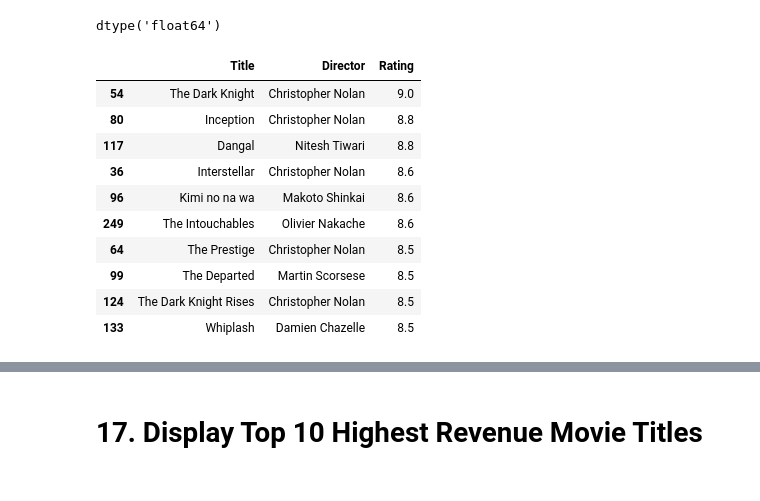
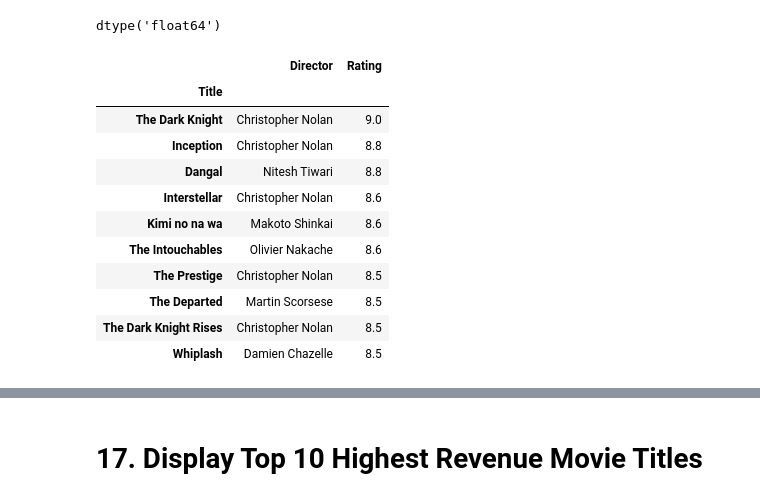
Before and after one commit to kumarnavinnew/Data-Analysis-on-IMDB-dataset, a Jupyter notebook: data_analysis__on_movies_dataset.ipynb, the cells around one changed output, grey strips where cells are left out. Saved outputs shown, nothing was run; the diff lists cells and outputs as text; code cells hidden in the pictures.

```diff
--- a/data_analysis__on_movies_dataset.ipynb
+++ b/data_analysis__on_movies_dataset.ipynb
@@ -12,6 +7,6 @@ Drive already mounted at /content/drive; to attempt to forcibly remount, call dr
 # %%
-df=pd.read_csv("/content/drive/MyDrive/stl_assesment/Pandas data analysis/IMDB-Movie-Data.csv")
-df
+data=pd.read_csv("/content/IMDB-Movie-Data.csv")
+data
 # %% [output]
 |  | Rank | Title | Genre | Description | Director | Actors | Year | Runtime (Minutes) | Rating | ... |
 | 0 | 1 | Guardians of the Galaxy | Action,Adventure,Sci-Fi | A group of intergalactic criminal... | James Gunn | Chris Pratt, Vin Diesel, Bradley ... | 2014 | 121 | 8.1 | ... |
@@ -117,5 +134,5 @@ dtype: int64
 # %% [markdown]
 # 6. Drop All The Missing Values
 # %%
-df.dropna(inplace=True)
+data.dropna(inplace=True)
 # %%
@@ -303,16 +372,18 @@ df["Rating"].dtypes
 # %% [output]
 dtype('float64')
 # %%
-df.nlargest(10,"Rating")[["Title","Director","Rating"]]
+top10=data.nlargest(10,"Rating")[["Title","Director","Rating"]].set_index("Title")
+top10
 # %% [output]
-|  | Title | Director | Rating |
-| 54 | The Dark Knight | Christopher Nolan | 9.0 |
-| 80 | Inception | Christopher Nolan | 8.8 |
-| 117 | Dangal | Nitesh Tiwari | 8.8 |
-| 36 | Interstellar | Christopher Nolan | 8.6 |
-| 96 | Kimi no na wa | Makoto Shinkai | 8.6 |
-| 249 | The Intouchables | Olivier Nakache | 8.6 |
-| 64 | The Prestige | Christopher Nolan | 8.5 |
-| 99 | The Departed | Martin Scorsese | 8.5 |
-| 124 | The Dark Knight Rises | Christopher Nolan | 8.5 |
-| 133 | Whiplash | Damien Chazelle | 8.5 |
+|  | Director | Rating |
+| Title |  |  |
+| The Dark Knight | Christopher Nolan | 9.0 |
+| Inception | Christopher Nolan | 8.8 |
+| Dangal | Nitesh Tiwari | 8.8 |
+| Interstellar | Christopher Nolan | 8.6 |
+| Kimi no na wa | Makoto Shinkai | 8.6 |
+| The Intouchables | Olivier Nakache | 8.6 |
+| The Prestige | Christopher Nolan | 8.5 |
+| The Departed | Martin Scorsese | 8.5 |
+| The Dark Knight Rises | Christopher Nolan | 8.5 |
+| Whiplash | Damien Chazelle | 8.5 |
```
Also changed, not shown: parts of 63 cells of this notebook.
